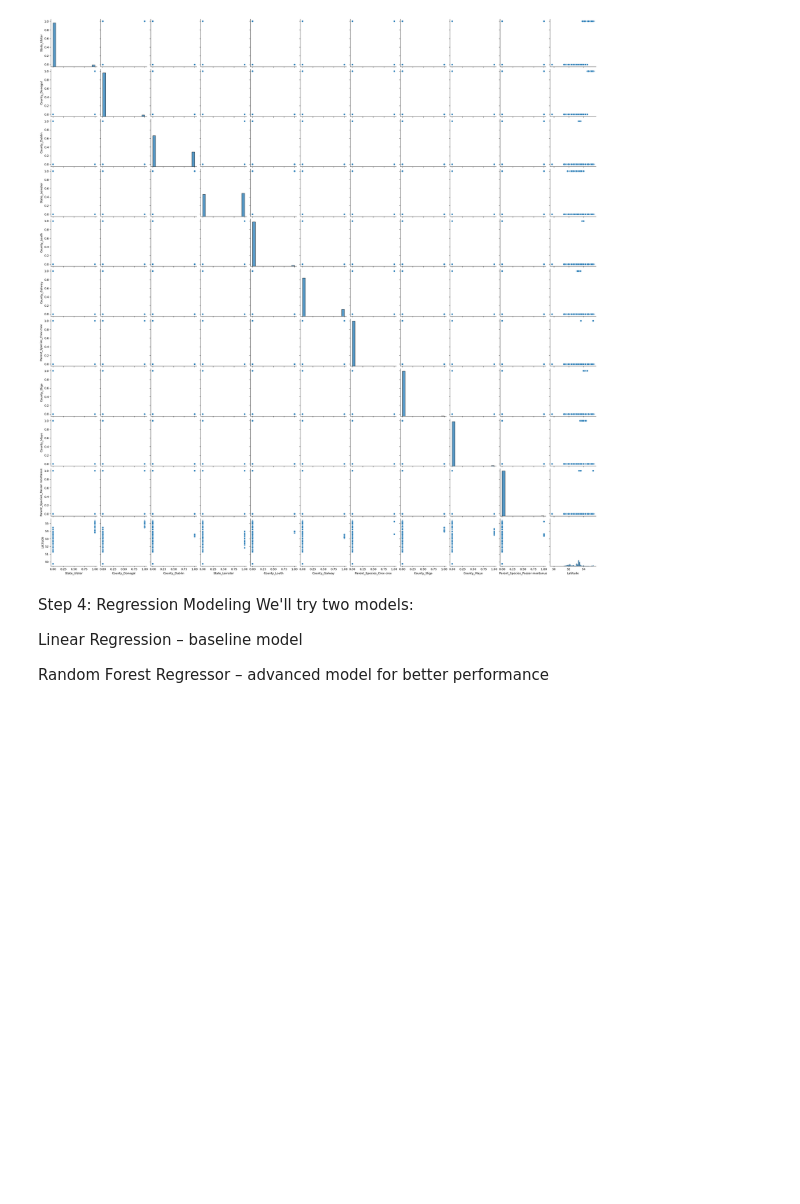
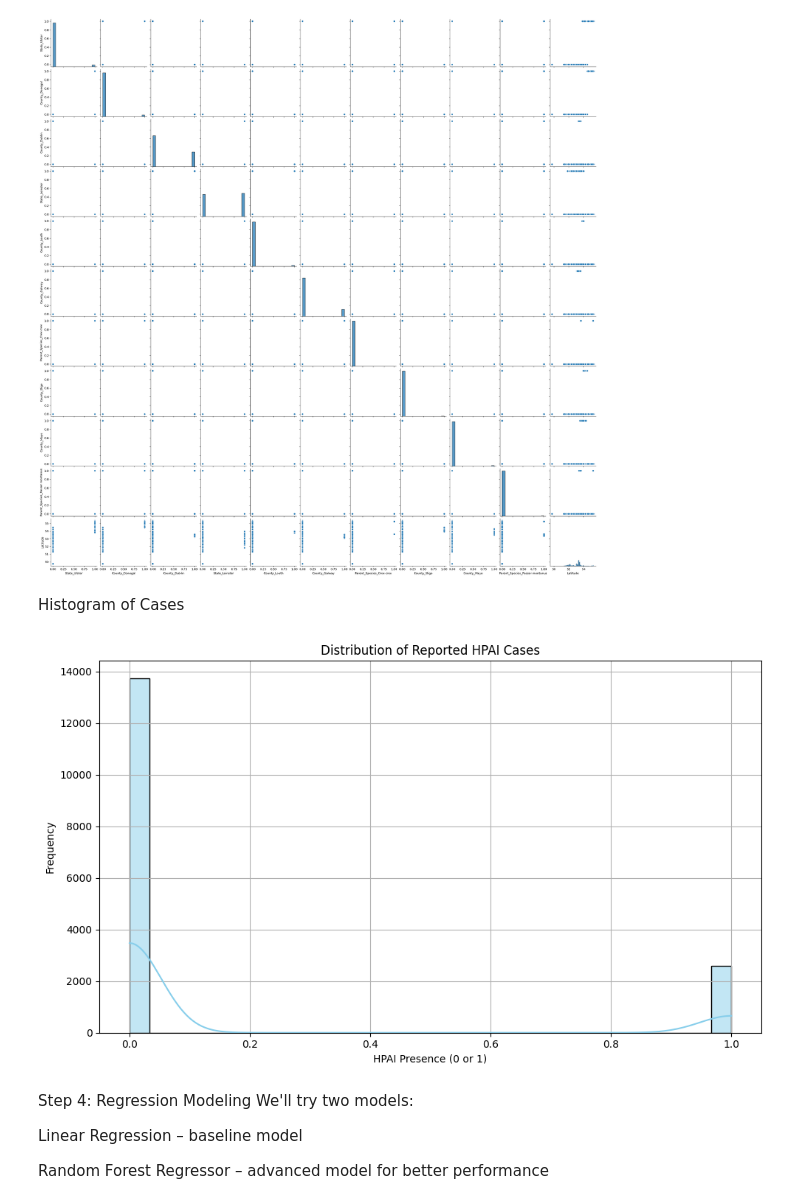
Before and after one commit to ayush7121/Assignment-2-Data-Analytics-and-visualisation-, a Jupyter notebook: Assignment_2.ipynb, the cells around one changed output. Cells and saved outputs as stored; diff of their text form; code cells hidden in the pictures; blank space fills up the shorter version.

```diff
--- a/Assignment_2.ipynb
+++ b/Assignment_2.ipynb
@@ -281,6 +262,26 @@ sns.pairplot(avian_encoded[top_features.tolist() + ['Latitude']])
 # %% [output]
 <seaborn.axisgrid.PairGrid at 0x...>
 [figure]
+# %% [markdown]
+Histogram of Cases
+# %%
+import pandas as pd
+import matplotlib.pyplot as plt
+import seaborn as sns
+
+df = pd.read_csv('/content/Avian Influenza (HPAI).csv')
+
+# Plotting the histogram using 'target_H5_HPAI' instead of 'Cases'
+plt.figure(figsize=(10, 6))
+sns.histplot(df['target_H5_HPAI'], bins=30, kde=True, color='skyblue') # Changed column name
+plt.title('Distribution of Reported HPAI Cases') # Updated title
+plt.xlabel('HPAI Presence (0 or 1)') # Updated x-axis label
+plt.ylabel('Frequency')
+plt.grid(True)
+plt.tight_layout()
+plt.show()
+# %% [output]
+[figure, added]
 # %% [markdown]
 Step 4: Regression Modeling
 We'll try two models:
```
Also changed, not shown: parts of 16 cells of this notebook.
